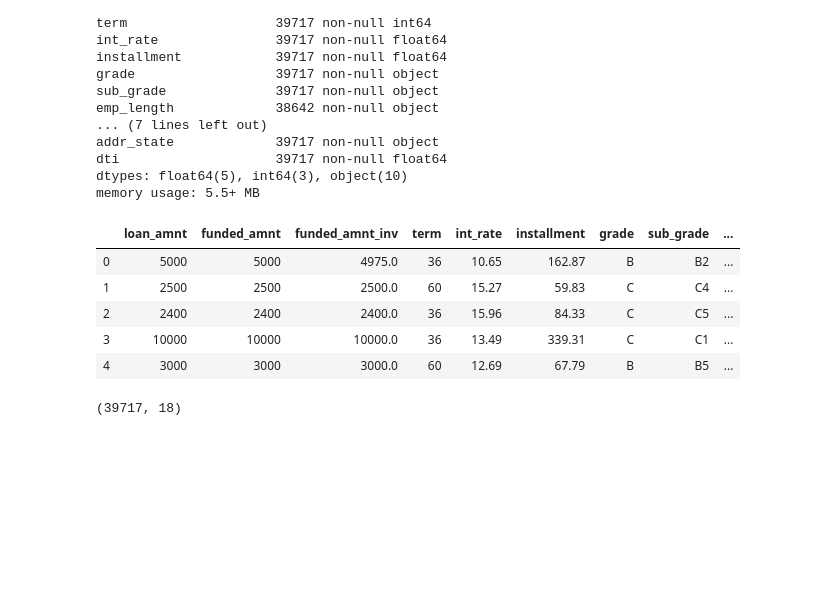
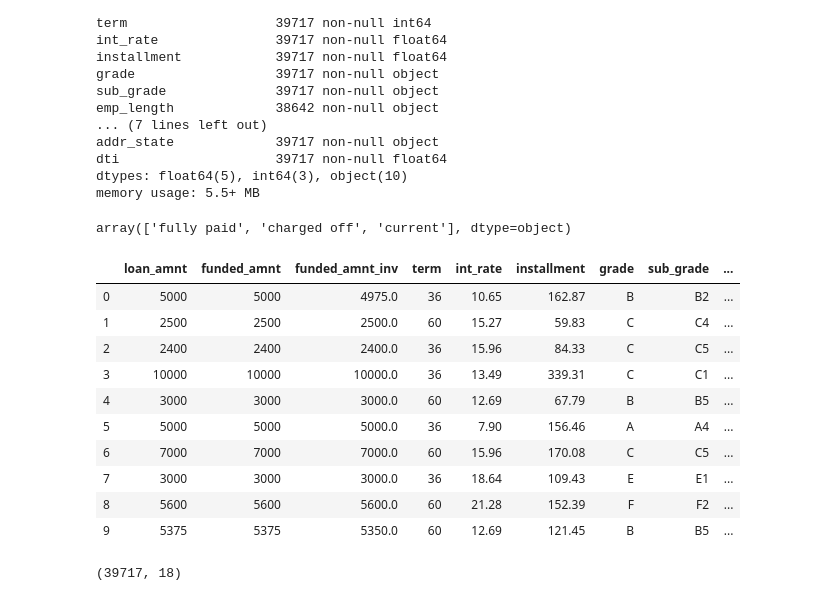
Before and after one commit to gauravapurv/Consumer-Loan-Case-EDA, a Jupyter notebook: loan_case_study.ipynb, the cells around one changed output. Saved outputs shown, nothing was run; the diff lists cells and outputs as text; code cells hidden in the pictures; blank space fills up the shorter version.

```diff
--- a/loan_case_study.ipynb
+++ b/loan_case_study.ipynb
@@ -392,18 +393,22 @@ memory usage: 5.5+ MB
 # There are 3 types of Loan Status. "fully paid", "charged off", "current".
 # Current refers to the loans which are currently is progress as agreed, hence can be omitted. Lets analyse the other 2.
 loan.loan_status.unique()
-loan['loan_status'] = loan[loan.loan_status != 'current']
-
-#loan['loan_status'] = loan['loan_status'].apply(lambda x: 0 if x=='Fully Paid' else 1)
+# %% [output]
+array(['fully paid', 'charged off', 'current'], dtype=object)
 # %%
-loan.head()
+loan.head(10)
 # %% [output]
 |  | loan_amnt | funded_amnt | funded_amnt_inv | term | int_rate | installment | grade | sub_grade | ... |
 | 0 | 5000 | 5000 | 4975.0 | 36 | 10.65 | 162.87 | B | B2 | ... |
 | 1 | 2500 | 2500 | 2500.0 | 60 | 15.27 | 59.83 | C | C4 | ... |
 | 2 | 2400 | 2400 | 2400.0 | 36 | 15.96 | 84.33 | C | C5 | ... |
 | 3 | 10000 | 10000 | 10000.0 | 36 | 13.49 | 339.31 | C | C1 | ... |
 | 4 | 3000 | 3000 | 3000.0 | 60 | 12.69 | 67.79 | B | B5 | ... |
+| 5 | 5000 | 5000 | 5000.0 | 36 | 7.90 | 156.46 | A | A4 | ... |
+| 6 | 7000 | 7000 | 7000.0 | 60 | 15.96 | 170.08 | C | C5 | ... |
+| 7 | 3000 | 3000 | 3000.0 | 36 | 18.64 | 109.43 | E | E1 | ... |
+| 8 | 5600 | 5600 | 5600.0 | 60 | 21.28 | 152.39 | F | F2 | ... |
+| 9 | 5375 | 5375 | 5350.0 | 60 | 12.69 | 121.45 | B | B5 | ... |
 # %%
 loan.shape
 # %% [output]
```
Also changed, not shown: parts of 4 cells of this notebook.
